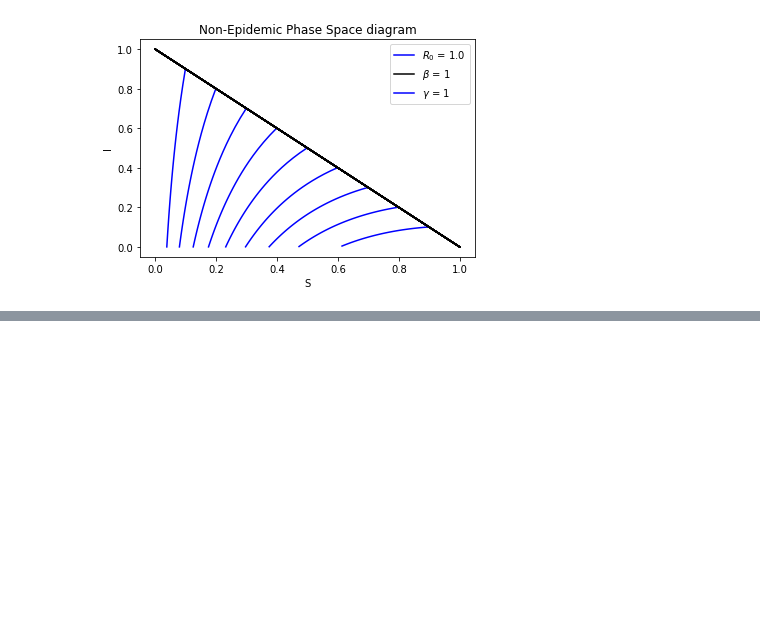
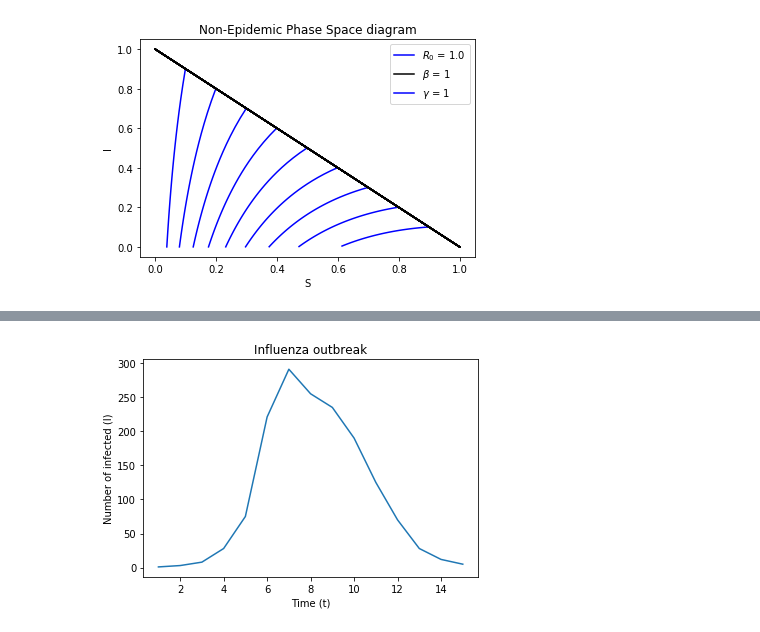
Before and after one commit to Folkert94/ICLS, a Jupyter notebook: Assignment/1/F_Stijnman_10475206_assignment1.ipynb, the cells around one changed output, grey strips where cells are left out. Cells and saved outputs as stored; diff of their text form; code cells hidden in the pictures; blank space fills up the shorter version.

```diff
--- a/Assignment/1/F_Stijnman_10475206_assignment1.ipynb
+++ b/Assignment/1/F_Stijnman_10475206_assignment1.ipynb
@@ -91,0 +115,11 @@ plt.show()
+# %%
+I_data = [1, 3, 8, 28, 75, 221, 291, 255, 235, 190, 125, 70, 28, 12, 5]
+Days = [i for i in range(1, 16)]
+
+plt.plot(Days, I_data)
+plt.title("Influenza outbreak")
+plt.xlabel("Time (t)")
+plt.ylabel("Number of infected (I)")
+plt.show()
+# %% [output]
+[figure, added]
```
Also changed, not shown: parts of 5 cells of this notebook.
